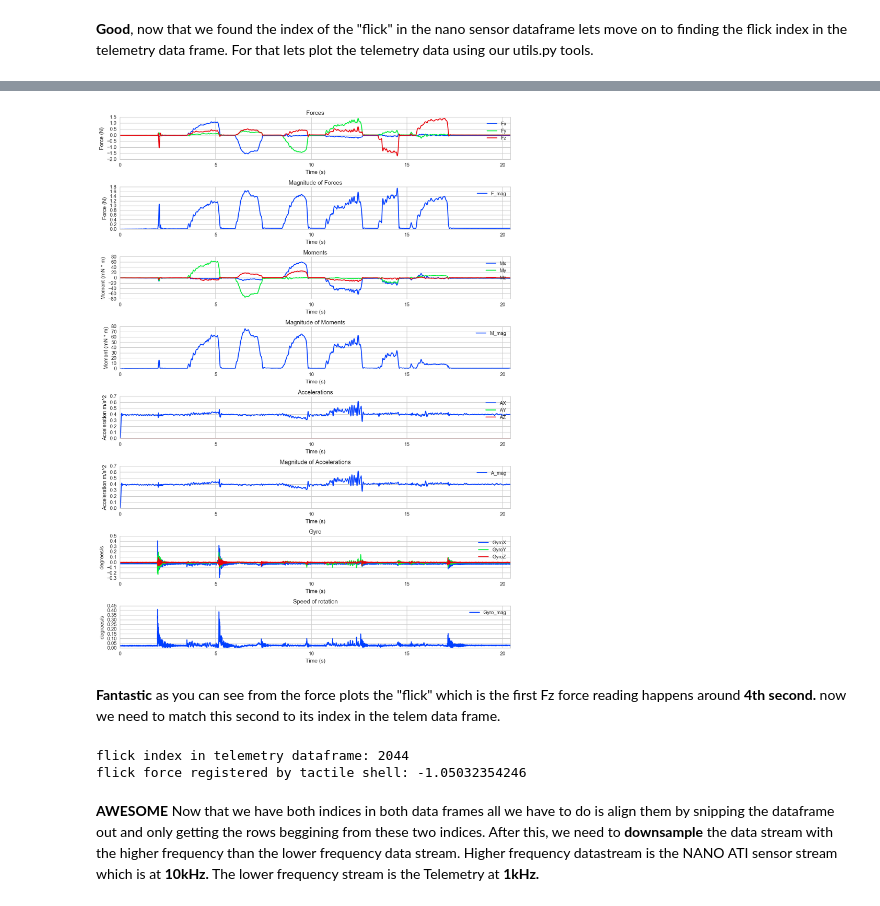
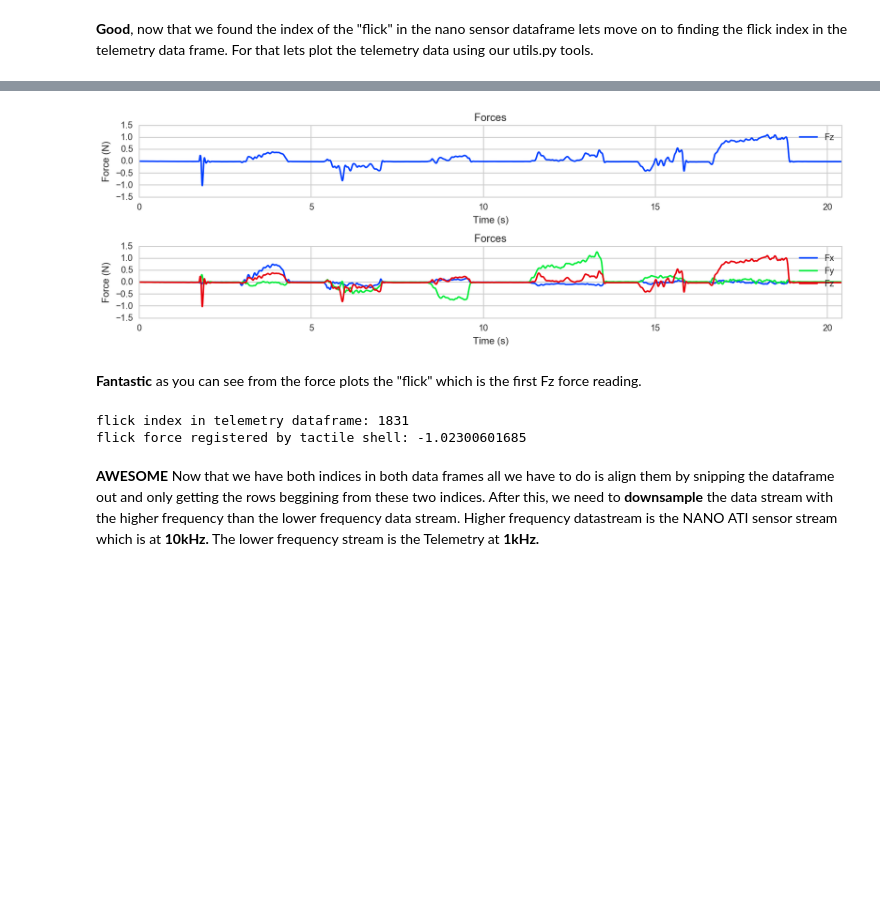
Before and after one commit to bsuper-archive/veloplot, a Jupyter notebook: calibration/least_squares_calibration_notebook.ipynb, the cells around one changed output, grey strips where cells are left out. Saved outputs shown, nothing was run; the diff lists cells and outputs as text; code cells hidden in the pictures; blank space fills up the shorter version.

Commit message:
calibration matrix from cal_3 measurement is generated.

```diff
--- a/calibration/least_squares_calibration_notebook.ipynb
+++ b/calibration/least_squares_calibration_notebook.ipynb
@@ -12,7 +12,7 @@ import pandas as pd
 OLD_CALIBRATION_FILE = '../input/N_matrix_trial9.mat'
 CALIBRATION_FILE = '../calibration/out/cal_1_C_matrix.mat'
 MEASUREMENT_ROOT = './measurement_files/'
-MEASUREMENT = "cal_1"
+MEASUREMENT = "cal_3"
 NANO_FILE = MEASUREMENT_ROOT + MEASUREMENT + ".csv"
 TELEMETRY_FILE = MEASUREMENT_ROOT + MEASUREMENT + "_telemetry.txt"
 # %%
@@ -83,17 +69,17 @@ Index([u'time', u'Right Leg Pos', u'Left Leg Pos', u'Commanded Right Leg Pos',
 # %%
-utils.plot_columns(telem_force_df, [['Fx', 'Fy', 'Fz'], 'F_mag', ['Mx', 'My', 'Mz'], 'M_mag', ['AX', 'AY', 'AZ'], 'A_mag', ['GyroX', 'GyroY', 'GyroZ'], 'Gyro_mag'], display=True, save_figure=False)
-# utils.plot_columns(telem_force_df, [['Fx', 'Fy', 'Fz'], "Fz", 'F_mag'], display=True, save_figure=False)
+# utils.plot_columns(telem_force_df, [['Fx', 'Fy', 'Fz'], 'F_mag', ['Mx', 'My', 'Mz'], 'M_mag', ['AX', 'AY', 'AZ'], 'A_mag', ['GyroX', 'GyroY', 'GyroZ'], 'Gyro_mag'], display=True, save_figure=False)
+utils.plot_columns(telem_force_df, ["Fz", ["Fx", "Fy", "Fz"]], display=True, save_figure=False)
 # %% [output]
-[figure, old version]
+[figure, new version]
 # %% [markdown]
-**Fantastic** as you can see from the force plots the "flick" which is the first Fz force reading happens around **4th second.** now we need to match this second to its index in the telem data frame.
+**Fantastic** as you can see from the force plots the "flick" which is the first Fz force reading.
 # %%
 FLICK_TELEM_INDEX = telem_force_df['Fz'][:5000].apply(abs).argmax(axis=0) # the flick index
 print "flick index in telemetry dataframe: " + str(FLICK_TELEM_INDEX)
 print "flick force registered by tactile shell: " + str(telem_force_df["Fz"][FLICK_TELEM_INDEX])
 # %% [output]
-flick index in telemetry dataframe: 2044
-flick force registered by tactile shell: -1.05032354246
+flick index in telemetry dataframe: 1831
+flick force registered by tactile shell: -1.02300601685
 # %% [markdown]
 **AWESOME** Now that we have both indices in both data frames all we have to do is align them by snipping the dataframe out and only getting the rows beggining from these two indices. After this, we need to **downsample** the data stream with the higher frequency than the lower frequency data stream. Higher frequency datastream is the NANO ATI sensor stream which is at **10kHz.** The lower frequency stream is the Telemetry at **1kHz.**
 # %%
```
Also changed, not shown: parts of 10 cells of this notebook, 1 other file.
